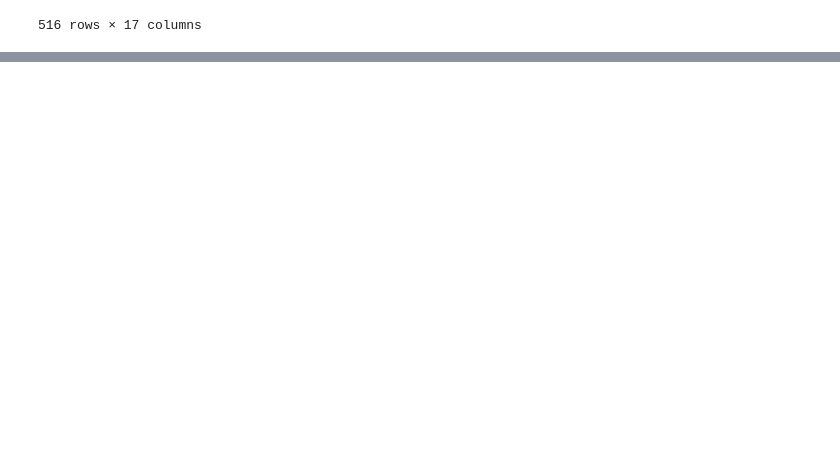
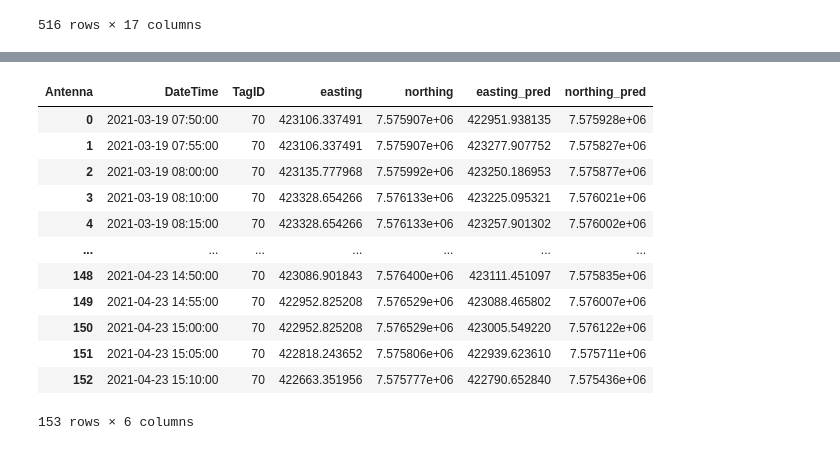
Before and after one commit to johnvanosta/ml4rt, a Jupyter notebook: Train_models.ipynb, the cells around one changed output, grey strips where cells are left out. Drawn from its saved outputs; the diff is of its cells as text; code cells hidden in the pictures; blank space fills up the shorter version.

```diff
--- a/Train_models.ipynb
+++ b/Train_models.ipynb
@@ -172,3 +178,17 @@ sim_data_preproc
 | 514 | 2021-04-23 15:10:00 | RT01 | 70 | 146.251197 | -21.920565 | 74.0 | 73.666667 | 0.0 | 69.666667 | 422663.351956 | 7.575777e+06 | ... |
 | 515 | 2021-04-23 15:10:00 | RT05 | 70 | 146.251197 | -21.920565 | 14.0 | 0.000000 | 0.0 | 0.000000 | 422663.351956 | 7.575777e+06 | ... |
 516 rows × 17 columns
+# %%
+#Convert locations predictions back to easting northings
+
+def postprocess_data(prediction_data, tower_locs):
+    # Create a dictionary of the coordinates of the towers
+    offset_dict = tower_locs.set_index('TowerID').to_dict()
+    point_x = offset_dict['POINT_X']
+    point_y = offset_dict['POINT_Y']
+
+    # Change predicted x/y offset values to their respective easting/northing considering the location of the tower
+    prediction_data['easting_pred'] = prediction_data['xOffset_pred'] + prediction_data['TowerID'].map(point_x).fillna(0)
+    prediction_data['northing_pred'] = prediction_data['yOffset_pred'] + prediction_data['TowerID'].map(point_y).fillna(0)
+
+    return prediction_data
@@ -174,0 +217,27 @@ sim_data_preproc
+# %%
+# Average easting and northings across time interval
+UTM_predictions = (test_predictions.groupby(['DateTime', 'TagID'], as_index=False)
+    .agg({'easting':'first',
+        'northing':'first',
+        'easting_pred':'mean',
+        'northing_pred':'mean'
+        })
+)
+
+UTM_predictions
+
+#potentially add a spline?, or use a spline in the place of the average? Lowess smoothing function looks good
+# %% [output]
+| Antenna | DateTime | TagID | easting | northing | easting_pred | northing_pred |
+| 0 | 2021-03-19 07:50:00 | 70 | 423106.337491 | 7.575907e+06 | 422951.938135 | 7.575928e+06 |
+| 1 | 2021-03-19 07:55:00 | 70 | 423106.337491 | 7.575907e+06 | 423277.907752 | 7.575827e+06 |
+| 2 | 2021-03-19 08:00:00 | 70 | 423135.777968 | 7.575992e+06 | 423250.186953 | 7.575877e+06 |
+| 3 | 2021-03-19 08:10:00 | 70 | 423328.654266 | 7.576133e+06 | 423225.095321 | 7.576021e+06 |
+| 4 | 2021-03-19 08:15:00 | 70 | 423328.654266 | 7.576133e+06 | 423257.901302 | 7.576002e+06 |
+| ... | ... | ... | ... | ... | ... | ... |
+| 148 | 2021-04-23 14:50:00 | 70 | 423086.901843 | 7.576400e+06 | 423111.451097 | 7.575835e+06 |
+| 149 | 2021-04-23 14:55:00 | 70 | 422952.825208 | 7.576529e+06 | 423088.465802 | 7.576007e+06 |
+| 150 | 2021-04-23 15:00:00 | 70 | 422952.825208 | 7.576529e+06 | 423005.549220 | 7.576122e+06 |
+| 151 | 2021-04-23 15:05:00 | 70 | 422818.243652 | 7.575806e+06 | 422939.623610 | 7.575711e+06 |
+| 152 | 2021-04-23 15:10:00 | 70 | 422663.351956 | 7.575777e+06 | 422790.652840 | 7.575436e+06 |
+153 rows × 6 columns
```
Also changed, not shown: parts of 16 cells of this notebook, 2 other files.
